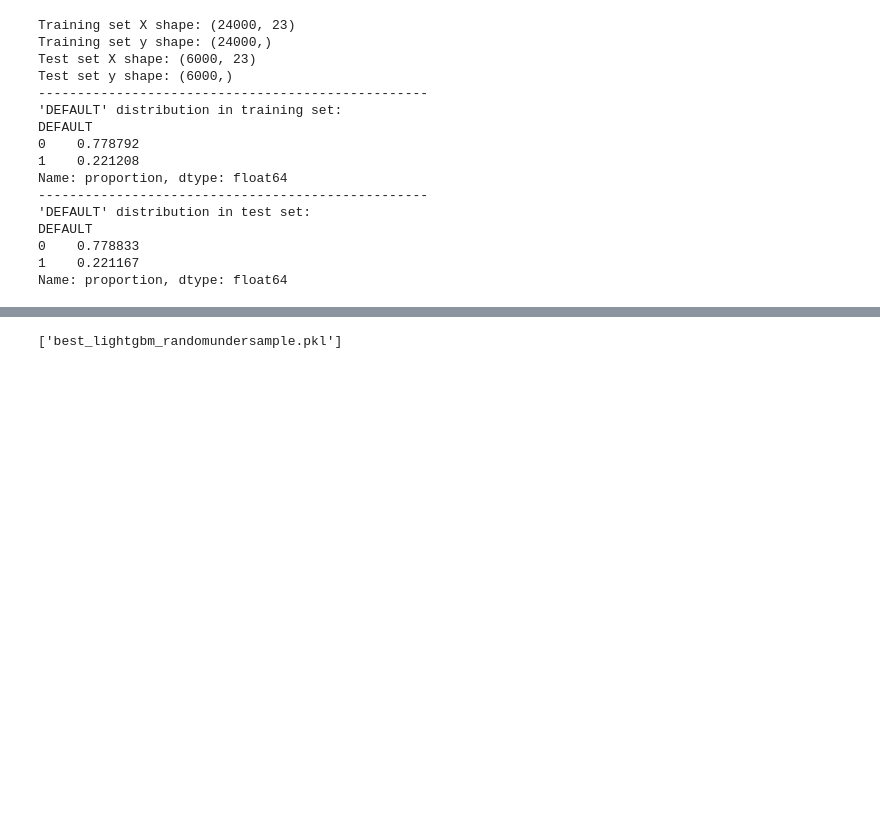
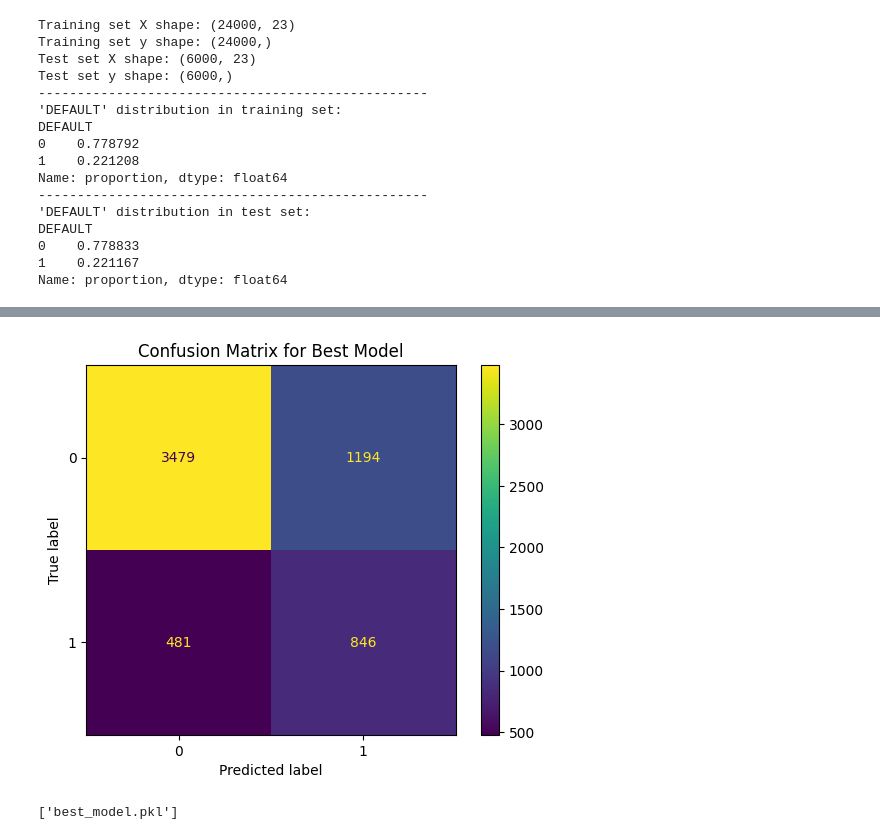
Before and after one commit to aakashium/credit-card-default-risk-explainable-ai, a Jupyter notebook: notebooks/02_model_training.ipynb, the cells around one changed output, grey strips where cells are left out. Cells and saved outputs as stored; diff of their text form; code cells hidden in the pictures; blank space fills up the shorter version.

```diff
--- a/notebooks/02_model_training.ipynb
+++ b/notebooks/02_model_training.ipynb
@@ -439,5 +412,14 @@ Cross-validation results summary:
+# %%
+from sklearn.metrics import ConfusionMatrixDisplay
+
+# Plot Confusion Matrix
+ConfusionMatrixDisplay.from_estimator(best_model, X_test, y_test)
+plt.title('Confusion Matrix for Best Model')
+plt.show()
+# %% [output]
+[figure, added]
 # %%
 import joblib
-joblib.dump(best_model, "best_lightgbm_randomundersample.pkl")
+joblib.dump(best_model, "best_model.pkl")
 # %% [output]
-['best_lightgbm_randomundersample.pkl']
+['best_model.pkl']
```
Also changed, not shown: parts of 22 cells of this notebook, 3 other files.
